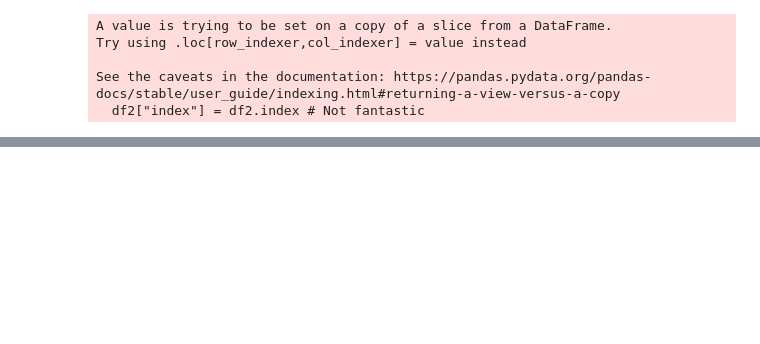
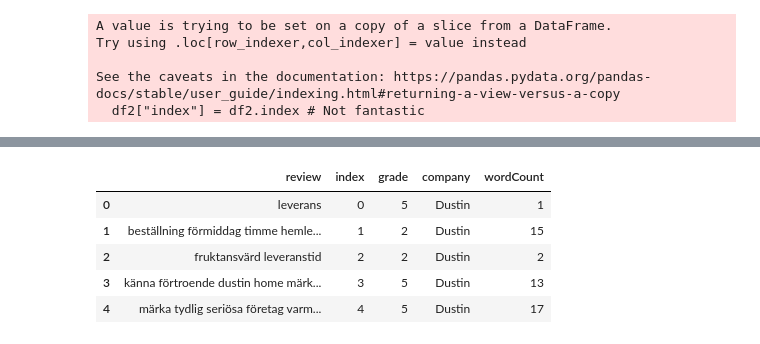
Before and after one commit to Nathanotal/ReviewInsights, a Jupyter notebook: ReviewAnalysis.ipynb, the cells around one changed output, grey strips where cells are left out. Drawn from its saved outputs; the diff is of its cells as text; code cells hidden in the pictures; blank space fills up the shorter version.

```diff
--- a/ReviewAnalysis.ipynb
+++ b/ReviewAnalysis.ipynb
@@ -51,7 +53,8 @@ def cleanReview(review):
         return newText
 
 df3 = pd.DataFrame()
-df3["review"] = df2["review"].apply(cleanReview) # barf
+df3["review"] = df2["review"].apply(cleanReview)
+df3["index"] = df2["index"]
 df3['grade'] = df2['grade'].astype(int)
 df3['company'] = df2['company'].astype(str)
 df3 = df3[df3['review'] != "WRONG_LANGUAGE"]
@@ -131,7 +189,8 @@ pyLDAvis.display(prepared_data)
 # %%
 %%capture
+topicNames = nameTopics()
+
 def classifier(review="hemsidan går att läsa men de är inte bra på att skicka paket. Min stol kom aldrig fram"):
-    # topicNames = ["Seriöshet", "Kundtjänst (generisk)", "Lager", "Betyg(noise)", "Returhantering", "Kundtjänst (tel)", "Leverans/Paket", "Bok/Jul (noise)", "Leveranstid", "Installation", "Möbler (noise)", "Kläder (noise)", "Fraktkostnad", "Betalning", "Linser + rabatt (noise)", "Service (noise)", "problem", "Lev/betal-alternativ", "Hemsida (sök)", "Hemsida (tydlighet)", "Leverans/sortiment", "Leveranstid 2", "Leverans(fungera)", "Frakt (noise)", "Verkstad/Service"] # These have to be manually changed by a human! (for now)
     cleanR = review # cleanReview(review)
     vector = vectorizer.transform([cleanR])
     v = vector.toarray()
@@ -145,7 +204,6 @@ def classifier(review="hemsidan går att läsa men de är inte bra på att skick
     return results
 
 def classifierFromX(topicProbs):
-    n = 0
     results = []
     for reviewTopics in topicProbs:
         topicP = [0 for i in range(n_topics)]
@@ -153,15 +211,21 @@ def classifierFromX(topicProbs):
             if t_prob > 0.10: # Only keep probabilities where we are kind of sure
                 topicP[i] = t_prob
         results.append(topicP)
-        n += 1
-        if n == 4:
-            break
+
     return results
 # %%
 results = classifierFromX(X_topics)
 df = pd.DataFrame(results)
-df["index"] = df.index # Not fantastic
-reviewInfoDf = pd.concat([df3, df])
+df["index"] = df3["index"]# Not fantastic
+reviewInfoDf = pd.merge(df3, df)
 reviewInfoDf.head()
+reviewInfoDf.shape
+# %% [output]
+|  | review | index | grade | company | wordCount |
+| 0 | leverans | 0 | 5 | Dustin | 1 |
+| 1 | beställning förmiddag timme hemle... | 1 | 2 | Dustin | 15 |
+| 2 | fruktansvärd leveranstid | 2 | 2 | Dustin | 2 |
+| 3 | känna förtroende dustin home märk... | 3 | 5 | Dustin | 13 |
+| 4 | märka tydlig seriösa företag varm... | 4 | 5 | Dustin | 17 |
 # %%
 reviewInfoDf.head()
```
Also changed, not shown: parts of 11 cells of this notebook.
